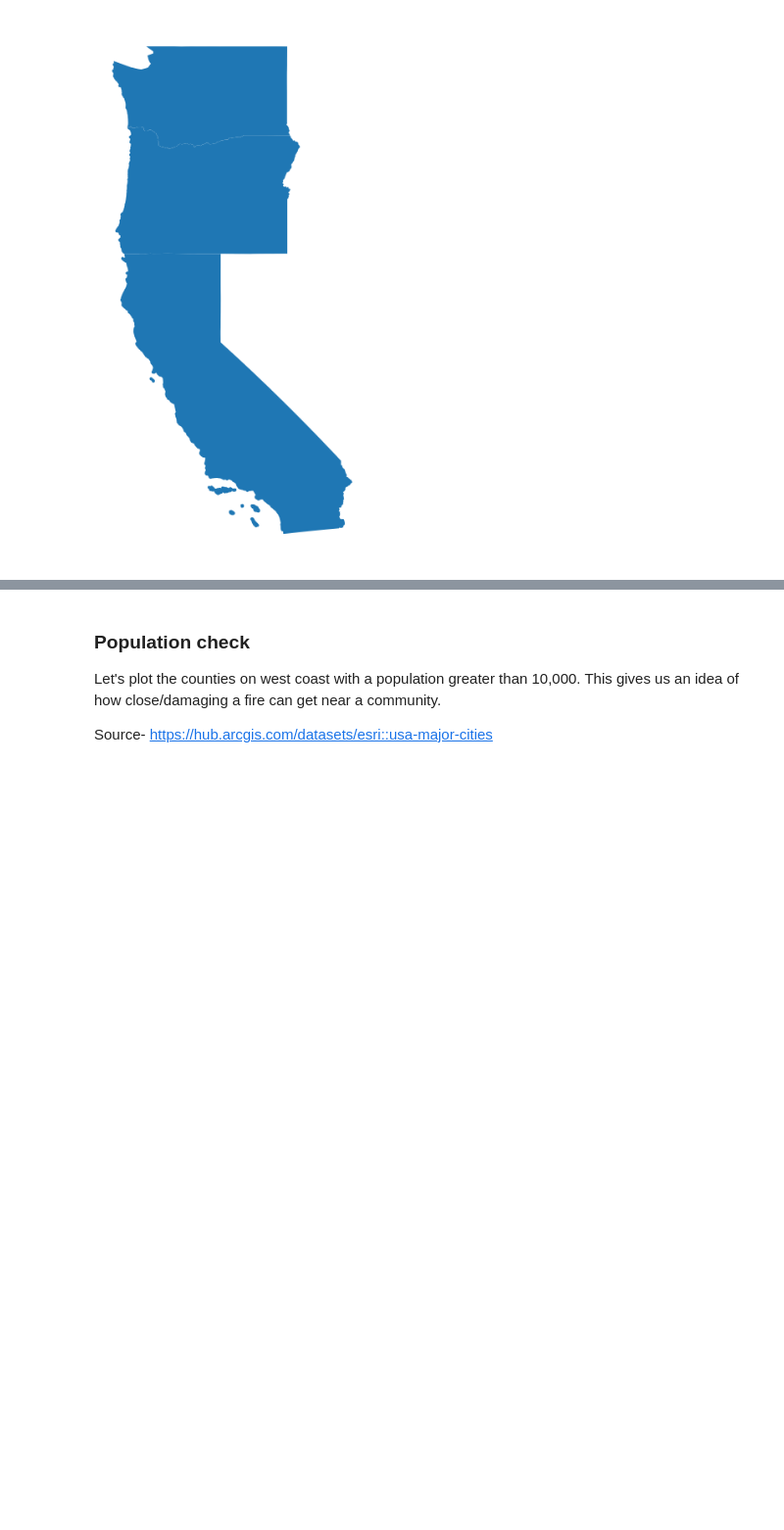
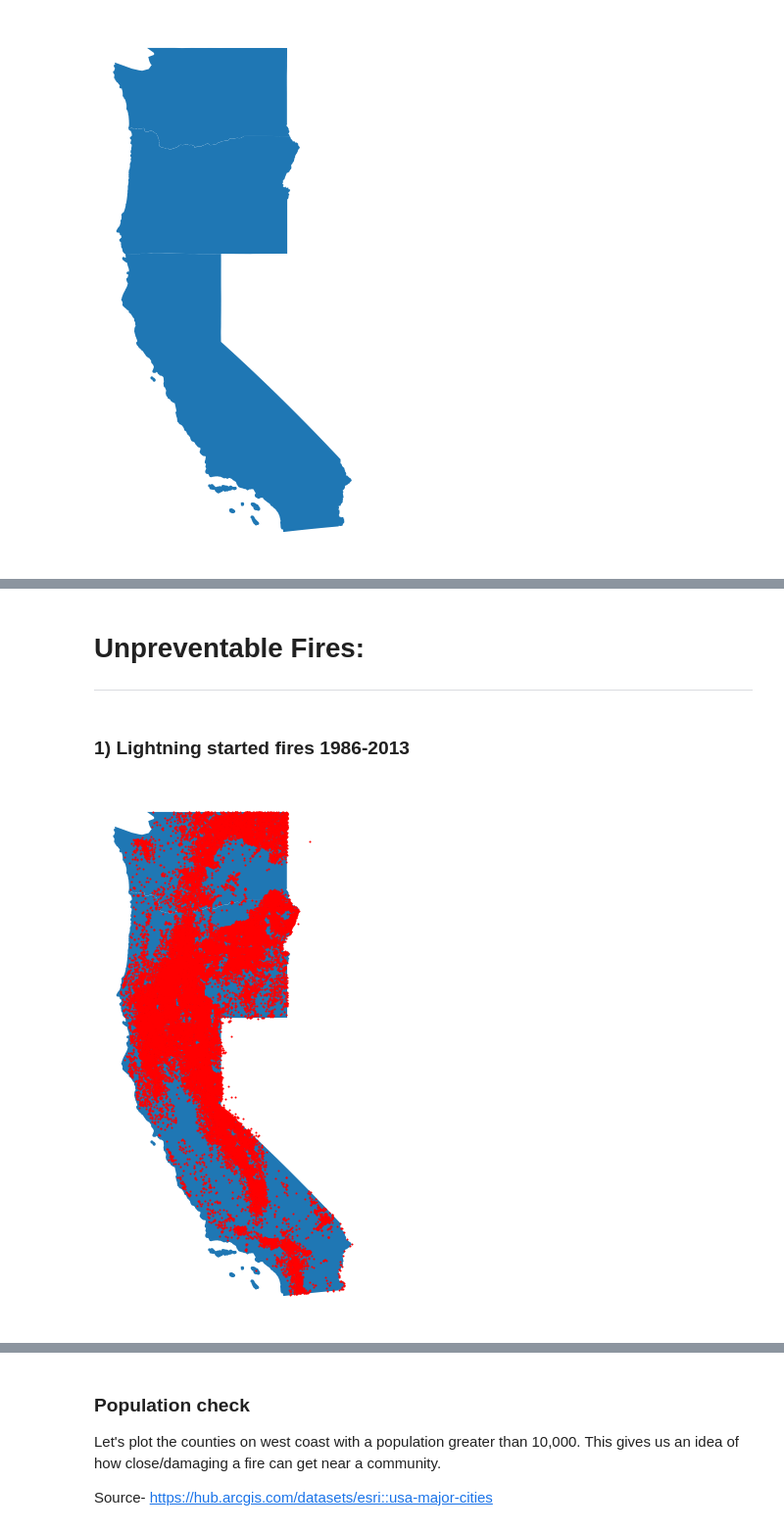
Before and after one commit to tcparchem/CS-418-Semester-Project, a Jupyter notebook: Analysis of Fire Start Data.ipynb, the cells around one changed output, grey strips where cells are left out. Shown at 98% size. Saved outputs shown, nothing was run; the diff lists cells and outputs as text; code cells hidden in the pictures; blank space fills up the shorter version.

```diff
--- a/Analysis of Fire Start Data.ipynb
+++ b/Analysis of Fire Start Data.ipynb
@@ -183,0 +178,15 @@ ax.set_axis_off();
+# %% [markdown]
+# Unpreventable Fires:
+***
+# %% [markdown]
+### 1) Lightning started fires 1986-2013
+# %%
+#Lightning started fires
+lightningData = westCoastData[westCoastData['cause1'] == 1]
+geoLightningData = geography(lightningData)
+fig, ax = pyplt.subplots(figsize = (10, 10))
+westCoastMap.plot(ax = ax);
+geoLightningData.plot(ax = ax, markersize = 1, color = "red", marker = "o");
+ax.set_axis_off();
+# %% [output]
+[figure, added]
```
Also changed, not shown: parts of 59 cells of this notebook.
